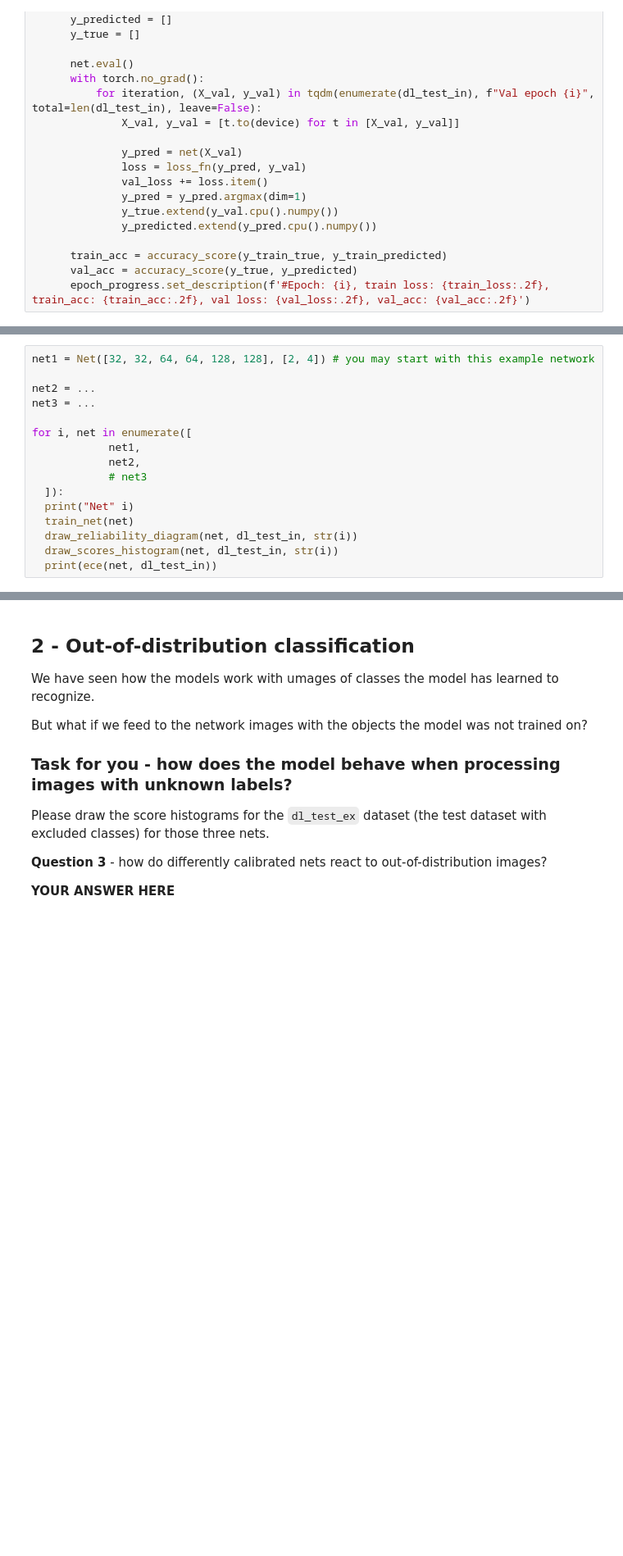
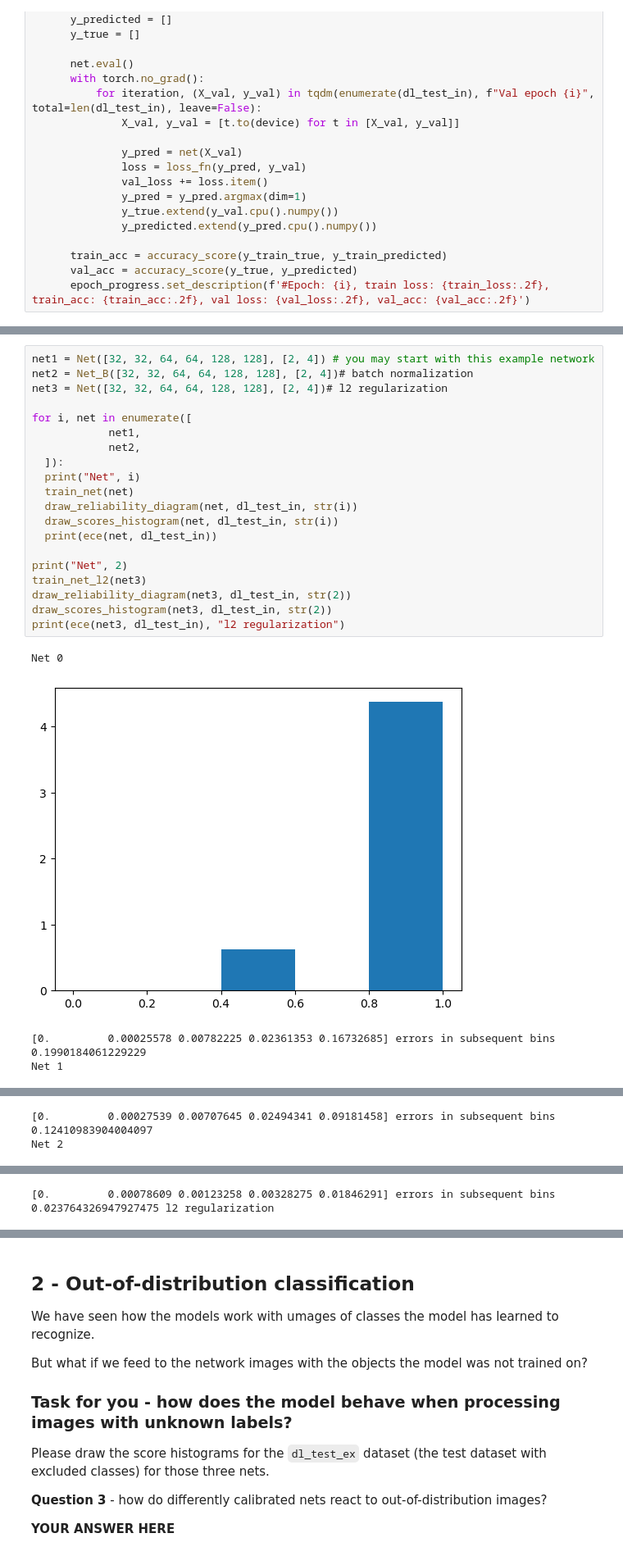
Before and after one commit to Teddy298/wzum-23, a Jupyter notebook: labs/lab2-uncertainty.ipynb, the cells around one changed output, grey strips where cells are left out. Shown at 82% size. Drawn from its saved outputs; the diff is of its cells as text; blank space fills up the shorter version.

```diff
--- a/labs/lab2-uncertainty.ipynb
+++ b/labs/lab2-uncertainty.ipynb
@@ -204,16 +364,26 @@ def draw_reliability_diagram(net, ds_loader: DataLoader, title: str=""):
 # %%
 net1 = Net([32, 32, 64, 64, 128, 128], [2, 4]) # you may start with this example network
-
-net2 = ...
-net3 = ...
+net2 = Net_B([32, 32, 64, 64, 128, 128], [2, 4])# batch normalization
+net3 = Net([32, 32, 64, 64, 128, 128], [2, 4])# l2 regularization
 
 for i, net in enumerate([
             net1,
             net2,
-            # net3
   ]):
-  print("Net" i)
+  print("Net", i)
   train_net(net)
   draw_reliability_diagram(net, dl_test_in, str(i))
   draw_scores_histogram(net, dl_test_in, str(i))
   print(ece(net, dl_test_in))
+
+print("Net", 2)
+train_net_l2(net3)
+draw_reliability_diagram(net3, dl_test_in, str(2))
+draw_scores_histogram(net3, dl_test_in, str(2))
+print(ece(net3, dl_test_in), "l2 regularization")
+# %% [output]
+Net 0
+[figure, added]
+[0.         0.00025578 0.00782225 0.02361353 0.16732685] errors in subsequent bins
+0.1990184061229229
+Net 1
@@ -219,0 +391,3 @@ for i, net in enumerate([
+[0.         0.00027539 0.00707645 0.02494341 0.09181458] errors in subsequent bins
+0.12410983904004097
+Net 2
@@ -219,0 +395,2 @@ for i, net in enumerate([
+[0.         0.00078609 0.00123258 0.00328275 0.01846291] errors in subsequent bins
+0.023764326947927475 l2 regularization
```
Also changed, not shown: parts of 14 cells of this notebook.
